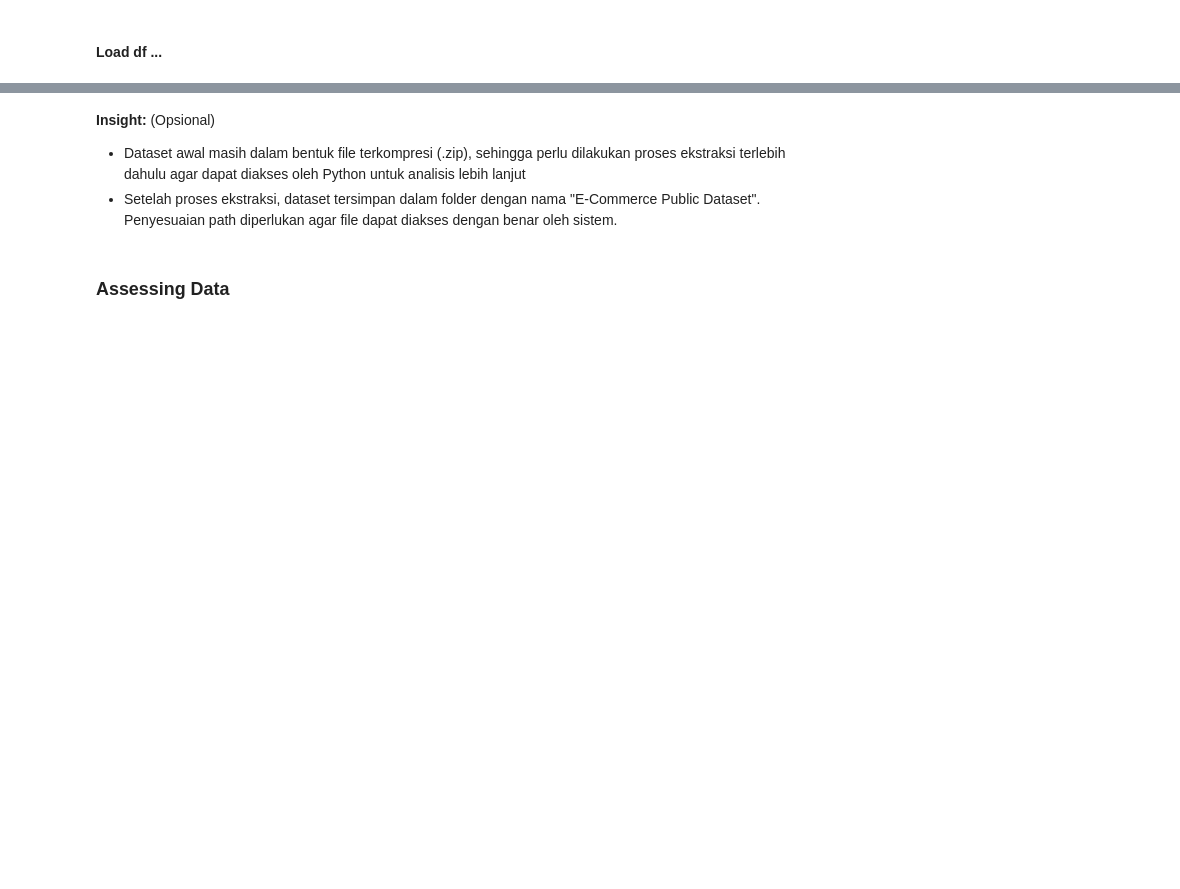
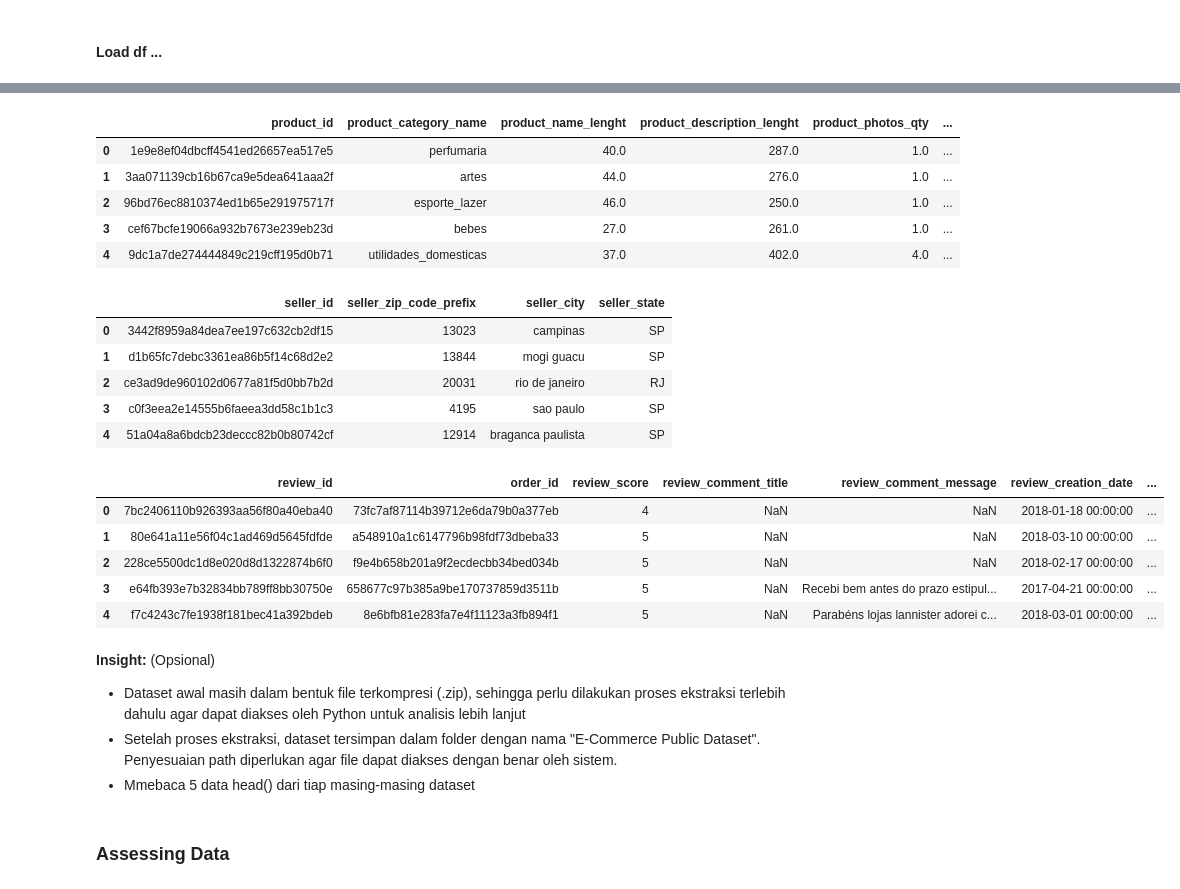
Before and after one commit to RaissaNadia/dashboard-analysis-ecommerce, a Jupyter notebook: Notebook.ipynb, the cells around one changed output, grey strips where cells are left out. Drawn from its saved outputs; the diff is of its cells as text; code cells hidden in the pictures; blank space fills up the shorter version.

```diff
--- a/Notebook.ipynb
+++ b/Notebook.ipynb
@@ -129 +123,9 @@ Archive:  E-commerce-public-dataset.zip
+# %%
+customers = pd.read_csv('data/customers_dataset.csv')
+orders = pd.read_csv('data/orders_dataset.csv')
+order_items = pd.read_csv('data/order_items_dataset.csv')
+
+products = pd.read_csv('data/products_dataset.csv')
+sellers = pd.read_csv('data/sellers_dataset.csv')
+order_reviews = pd.read_csv('data/order_reviews_dataset.csv')
 # %%
@@ -156,7 +170,31 @@ NameError: name 'pd' is not defined
+# %%
+display(products.head())
+display(sellers.head())
+display(order_reviews.head())
+# %% [output]
+|  | product_id | product_category_name | product_name_lenght | product_description_lenght | product_photos_qty | ... |
+| 0 | 1e9e8ef04dbcff4541ed26657ea517e5 | perfumaria | 40.0 | 287.0 | 1.0 | ... |
+| 1 | 3aa071139cb16b67ca9e5dea641aaa2f | artes | 44.0 | 276.0 | 1.0 | ... |
+| 2 | 96bd76ec8810374ed1b65e291975717f | esporte_lazer | 46.0 | 250.0 | 1.0 | ... |
+| 3 | cef67bcfe19066a932b7673e239eb23d | bebes | 27.0 | 261.0 | 1.0 | ... |
+| 4 | 9dc1a7de274444849c219cff195d0b71 | utilidades_domesticas | 37.0 | 402.0 | 4.0 | ... |
+|  | seller_id | seller_zip_code_prefix | seller_city | seller_state |
+| 0 | 3442f8959a84dea7ee197c632cb2df15 | 13023 | campinas | SP |
+| 1 | d1b65fc7debc3361ea86b5f14c68d2e2 | 13844 | mogi guacu | SP |
+| 2 | ce3ad9de960102d0677a81f5d0bb7b2d | 20031 | rio de janeiro | RJ |
+| 3 | c0f3eea2e14555b6faeea3dd58c1b1c3 | 4195 | sao paulo | SP |
+| 4 | 51a04a8a6bdcb23deccc82b0b80742cf | 12914 | braganca paulista | SP |
+|  | review_id | order_id | review_score | review_comment_title | review_comment_message | review_creation_date | ... |
+| 0 | 7bc2406110b926393aa56f80a40eba40 | 73fc7af87114b39712e6da79b0a377eb | 4 | NaN | NaN | 2018-01-18 00:00:00 | ... |
+| 1 | 80e641a11e56f04c1ad469d5645fdfde | a548910a1c6147796b98fdf73dbeba33 | 5 | NaN | NaN | 2018-03-10 00:00:00 | ... |
+| 2 | 228ce5500dc1d8e020d8d1322874b6f0 | f9e4b658b201a9f2ecdecbb34bed034b | 5 | NaN | NaN | 2018-02-17 00:00:00 | ... |
+| 3 | e64fb393e7b32834bb789ff8bb30750e | 658677c97b385a9be170737859d3511b | 5 | NaN | Recebi bem antes do prazo estipul... | 2017-04-21 00:00:00 | ... |
+| 4 | f7c4243c7fe1938f181bec41a392bdeb | 8e6bfb81e283fa7e4f11123a3fb894f1 | 5 | NaN | Parabéns lojas lannister adorei c... | 2018-03-01 00:00:00 | ... |
 # %% [markdown]
 **Insight:** (Opsional)
 - Dataset awal masih dalam bentuk file terkompresi (.zip), sehingga perlu dilakukan proses ekstraksi terlebih dahulu agar dapat diakses oleh Python untuk analisis lebih lanjut
 - Setelah proses ekstraksi, dataset tersimpan dalam folder dengan nama "E-Commerce Public Dataset". Penyesuaian path diperlukan agar file dapat diakses dengan benar oleh sistem.
+- Mmebaca 5 data head() dari tiap masing-masing dataset
 # %% [markdown]
 ### Assessing Data
 # %% [markdown]
```
Also changed, not shown: parts of 21 cells of this notebook, 2 other files.
